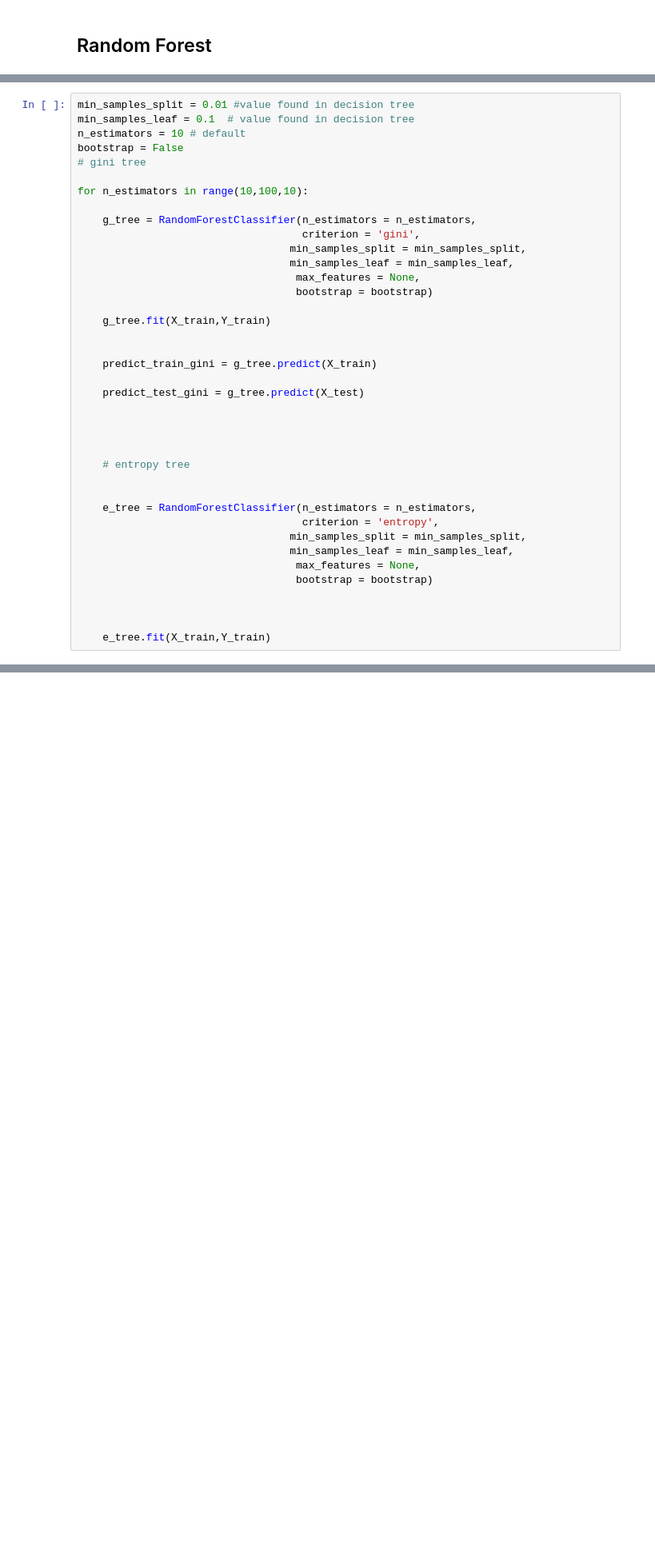
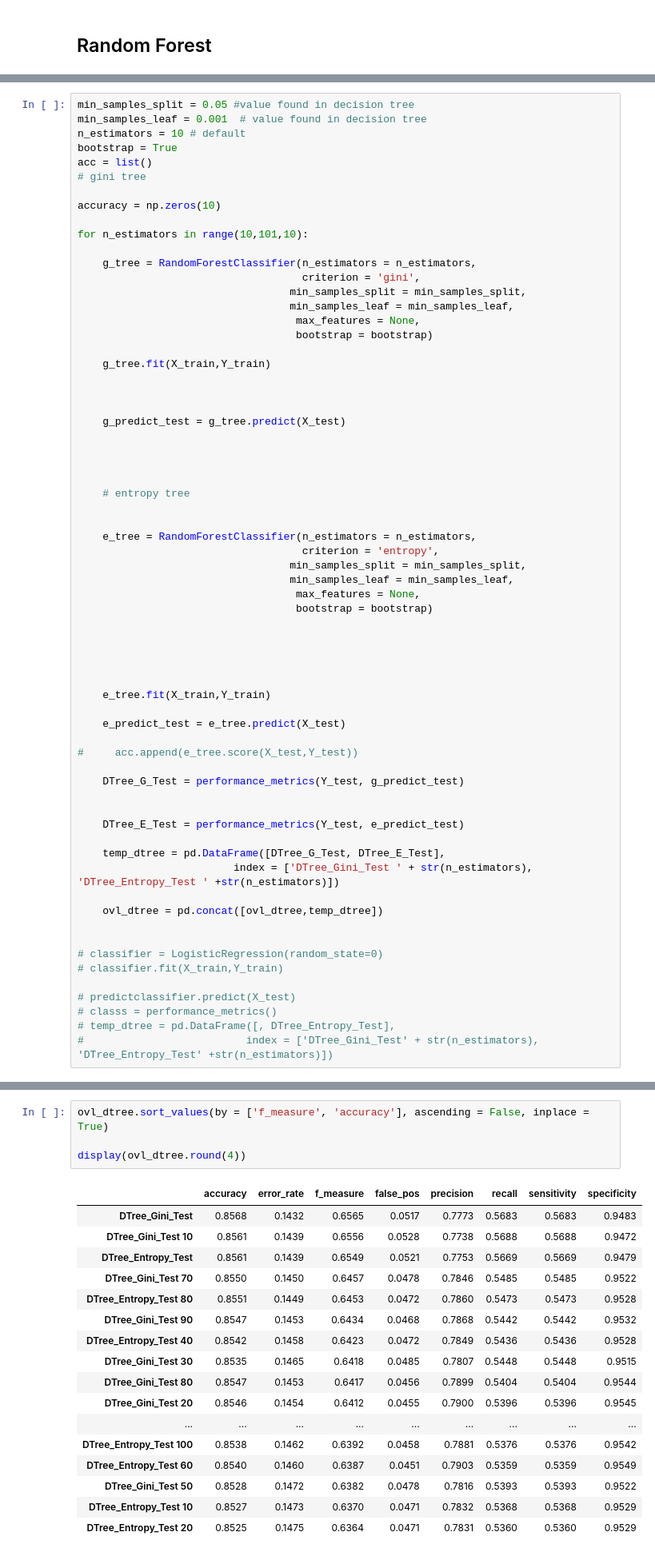
Before and after one commit to amcheng/adult-income-analysis, a Jupyter notebook: DecisionTree.ipynb, the cells around one changed output, grey strips where cells are left out. Shown: that part at 80% size. Cells and saved outputs as stored; diff of their text form; blank space fills up the shorter version.

```diff
--- a/DecisionTree.ipynb
+++ b/DecisionTree.ipynb
@@ -324,13 +330,16 @@ plt.savefig("maxFeatures.png")
 Max is at 1.00000: 0.86
 [figure]
 # %%
-min_samples_split = 0.01 #value found in decision tree
-min_samples_leaf = 0.1  # value found in decision tree
+min_samples_split = 0.05 #value found in decision tree
+min_samples_leaf = 0.001  # value found in decision tree
 n_estimators = 10 # default
-bootstrap = False
+bootstrap = True
+acc = list()
 # gini tree
 
-for n_estimators in range(10,100,10):
+accuracy = np.zeros(10)
+
+for n_estimators in range(10,101,10):
 
     g_tree = RandomForestClassifier(n_estimators = n_estimators,
                                     criterion = 'gini',
@@ -342,9 +351,8 @@ for n_estimators in range(10,100,10):
     g_tree.fit(X_train,Y_train)
 
 
-    predict_train_gini = g_tree.predict(X_train)
 
-    predict_test_gini = g_tree.predict(X_test)
+    g_predict_test = g_tree.predict(X_test)
 
 
 
@@ -361,4 +369,29 @@ for n_estimators in range(10,100,10):
 
 
 
+
+
     e_tree.fit(X_train,Y_train)
+
+    e_predict_test = e_tree.predict(X_test)
+
+#     acc.append(e_tree.score(X_test,Y_test))
+
+    DTree_G_Test = performance_metrics(Y_test, g_predict_test)
+
+
+    DTree_E_Test = performance_metrics(Y_test, e_predict_test)
+
+    temp_dtree = pd.DataFrame([DTree_G_Test, DTree_E_Test],
+                         index = ['DTree_Gini_Test ' + str(n_estimators), 'DTree_Entropy_Test ' +str(n_estimators)])
+
+    ovl_dtree = pd.concat([ovl_dtree,temp_dtree])
+
+
+# classifier = LogisticRegression(random_state=0)
+# classifier.fit(X_train,Y_train)
+
+# predictclassifier.predict(X_test)
+# classs = performance_metrics()
+# temp_dtree = pd.DataFrame([, DTree_Entropy_Test],
+#                          index = ['DTree_Gini_Test' + str(n_estimators), 'DTree_Entropy_Test' +str(n_estimators)])
@@ -372,0 +398,22 @@ RandomForestClassifier(bootstrap=True, class_weight=None, criterion='entropy',
+# %%
+ovl_dtree.sort_values(by = ['f_measure', 'accuracy'], ascending = False, inplace = True)
+
+display(ovl_dtree.round(4))
+# %% [output]
+|  | accuracy | error_rate | f_measure | false_pos | precision | recall | sensitivity | specificity |
+| DTree_Gini_Test | 0.8568 | 0.1432 | 0.6565 | 0.0517 | 0.7773 | 0.5683 | 0.5683 | 0.9483 |
+| DTree_Gini_Test 10 | 0.8561 | 0.1439 | 0.6556 | 0.0528 | 0.7738 | 0.5688 | 0.5688 | 0.9472 |
+| DTree_Entropy_Test | 0.8561 | 0.1439 | 0.6549 | 0.0521 | 0.7753 | 0.5669 | 0.5669 | 0.9479 |
+| DTree_Gini_Test 70 | 0.8550 | 0.1450 | 0.6457 | 0.0478 | 0.7846 | 0.5485 | 0.5485 | 0.9522 |
+| DTree_Entropy_Test 80 | 0.8551 | 0.1449 | 0.6453 | 0.0472 | 0.7860 | 0.5473 | 0.5473 | 0.9528 |
+| DTree_Gini_Test 90 | 0.8547 | 0.1453 | 0.6434 | 0.0468 | 0.7868 | 0.5442 | 0.5442 | 0.9532 |
+| DTree_Entropy_Test 40 | 0.8542 | 0.1458 | 0.6423 | 0.0472 | 0.7849 | 0.5436 | 0.5436 | 0.9528 |
+| DTree_Gini_Test 30 | 0.8535 | 0.1465 | 0.6418 | 0.0485 | 0.7807 | 0.5448 | 0.5448 | 0.9515 |
+| DTree_Gini_Test 80 | 0.8547 | 0.1453 | 0.6417 | 0.0456 | 0.7899 | 0.5404 | 0.5404 | 0.9544 |
+| DTree_Gini_Test 20 | 0.8546 | 0.1454 | 0.6412 | 0.0455 | 0.7900 | 0.5396 | 0.5396 | 0.9545 |
+| ... | ... | ... | ... | ... | ... | ... | ... | ... |
+| DTree_Entropy_Test 100 | 0.8538 | 0.1462 | 0.6392 | 0.0458 | 0.7881 | 0.5376 | 0.5376 | 0.9542 |
+| DTree_Entropy_Test 60 | 0.8540 | 0.1460 | 0.6387 | 0.0451 | 0.7903 | 0.5359 | 0.5359 | 0.9549 |
+| DTree_Gini_Test 50 | 0.8528 | 0.1472 | 0.6382 | 0.0478 | 0.7816 | 0.5393 | 0.5393 | 0.9522 |
+| DTree_Entropy_Test 10 | 0.8527 | 0.1473 | 0.6370 | 0.0471 | 0.7832 | 0.5368 | 0.5368 | 0.9529 |
+| DTree_Entropy_Test 20 | 0.8525 | 0.1475 | 0.6364 | 0.0471 | 0.7831 | 0.5360 | 0.5360 | 0.9529 |
```
Also changed, not shown: parts of 7 cells of this notebook, 3 other files.
